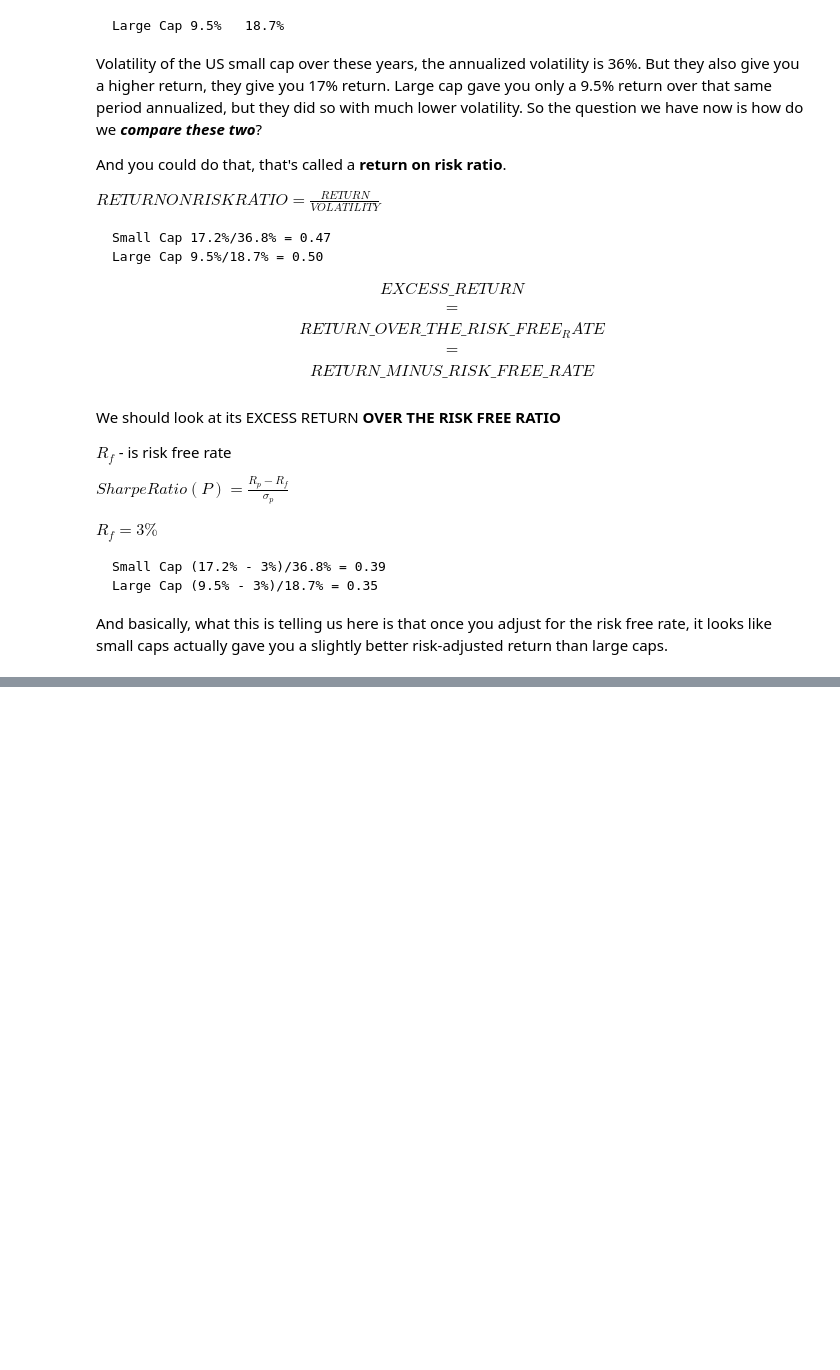
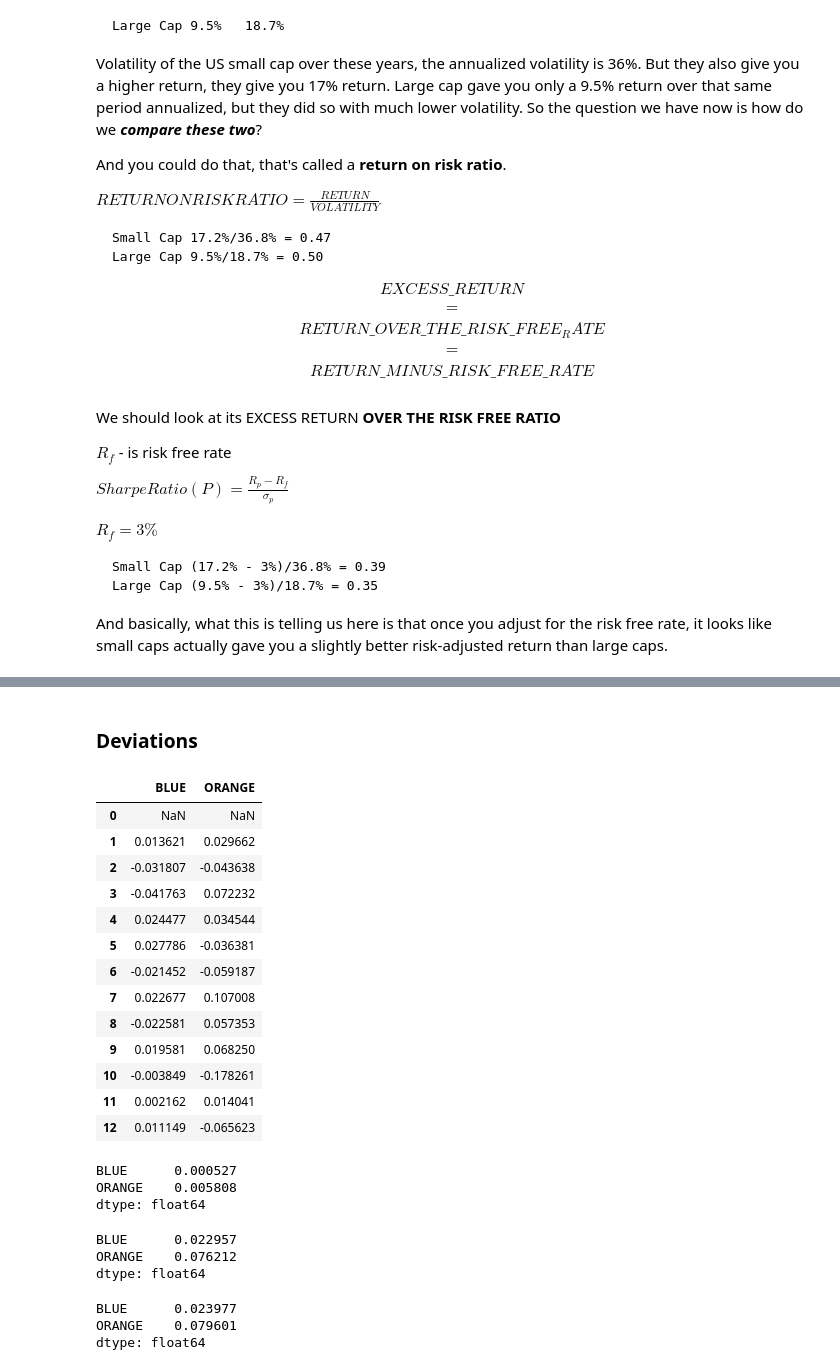
Before and after one commit to ididit4you/Investment-Management-with-Python, a Jupyter notebook: introduction/week_1/Measures of risk and reward.ipynb, the cells around one changed output, grey strips where cells are left out. Cells and saved outputs as stored; diff of their text form; code cells hidden in the pictures; blank space fills up the shorter version.

```diff
--- a/introduction/week_1/Measures of risk and reward.ipynb
+++ b/introduction/week_1/Measures of risk and reward.ipynb
@@ -70,0 +75,9 @@ And basically, what this is telling us here is that once you adjust for the risk
+# %%
+from pathlib import Path
+import pandas as pd
+data_path = Path().cwd().parents[1].joinpath('data')
+data_path
+
+prices = pd.read_csv(data_path.joinpath('sample_prices.csv'))
+returns = prices.pct_change()
+returns.dropna()
@@ -70,0 +98,20 @@ And basically, what this is telling us here is that once you adjust for the risk
+# %% [markdown]
+### Deviations
+# %%
+deviations = returns - returns.mean()
+deviations
+# %% [output]
+|  | BLUE | ORANGE |
+| 0 | NaN | NaN |
+| 1 | 0.013621 | 0.029662 |
+| 2 | -0.031807 | -0.043638 |
+| 3 | -0.041763 | 0.072232 |
+| 4 | 0.024477 | 0.034544 |
+| 5 | 0.027786 | -0.036381 |
+| 6 | -0.021452 | -0.059187 |
+| 7 | 0.022677 | 0.107008 |
+| 8 | -0.022581 | 0.057353 |
+| 9 | 0.019581 | 0.068250 |
+| 10 | -0.003849 | -0.178261 |
+| 11 | 0.002162 | 0.014041 |
+| 12 | 0.011149 | -0.065623 |
@@ -70,0 +120,8 @@ And basically, what this is telling us here is that once you adjust for the risk
+# %%
+squared_deviations = deviations ** 2
+variance = squared_deviations.mean()
+variance
+# %% [output]
+BLUE      0.000527
+ORANGE    0.005808
+dtype: float64
@@ -70,0 +130,19 @@ And basically, what this is telling us here is that once you adjust for the risk
+# %%
+
+#or wit Numpy
+import numpy as np
+volatility = np.sqrt(variance)
+
+# volatility = variance ** 0.5
+print(volatility)
+# %% [output]
+BLUE      0.022957
+ORANGE    0.076212
+dtype: float64
+# %%
+# Does not match :(
+returns.std()
+# %% [output]
+BLUE      0.023977
+ORANGE    0.079601
+dtype: float64
```
Also changed, not shown: parts of 25 cells of this notebook, 1 other file.
